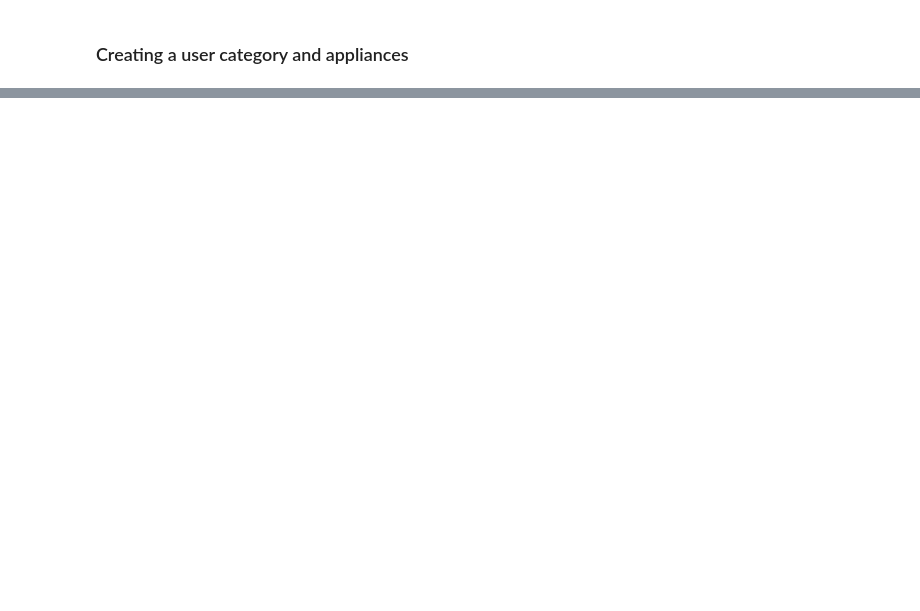
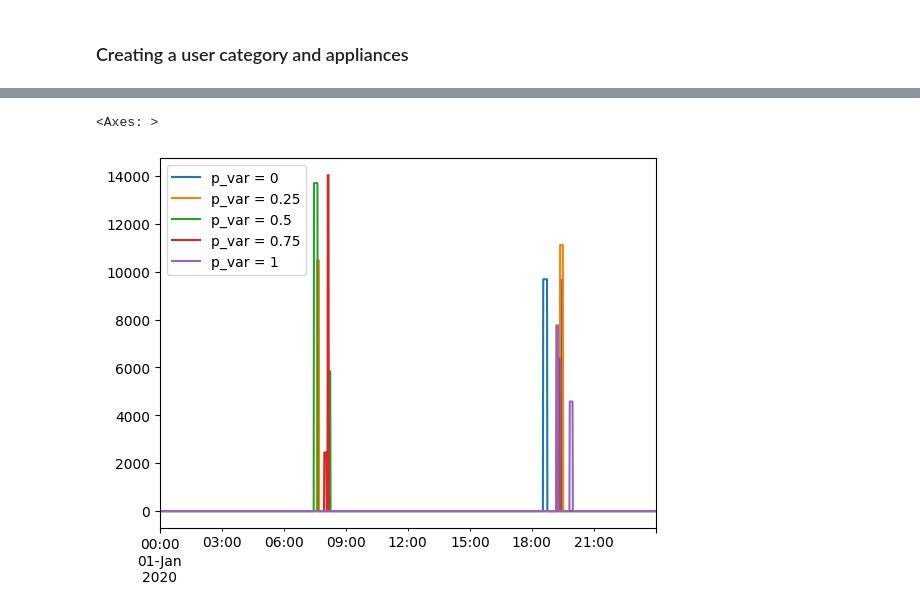
Before and after one commit to RAMP-project/RAMP, a Jupyter notebook: docs/notebooks/thermal_app.ipynb, the cells around one changed output, grey strips where cells are left out. Cells and saved outputs as stored; diff of their text form; code cells hidden in the pictures; blank space fills up the shorter version.

```diff
--- a/docs/notebooks/thermal_app.ipynb
+++ b/docs/notebooks/thermal_app.ipynb
@@ -91,0 +94,8 @@ average_daily_profiles.plot()
+# %%
+first_day = pd.date_range(
+    start="2020-01-01 00:00:00", freq="1min", periods=24 * 60  # a full day
+)
+sensitivity_results.loc[first_day].plot()
+# %% [output]
+<Axes: >
+[figure, added]
```
Also changed, not shown: parts of 9 cells of this notebook, 23 other files.
